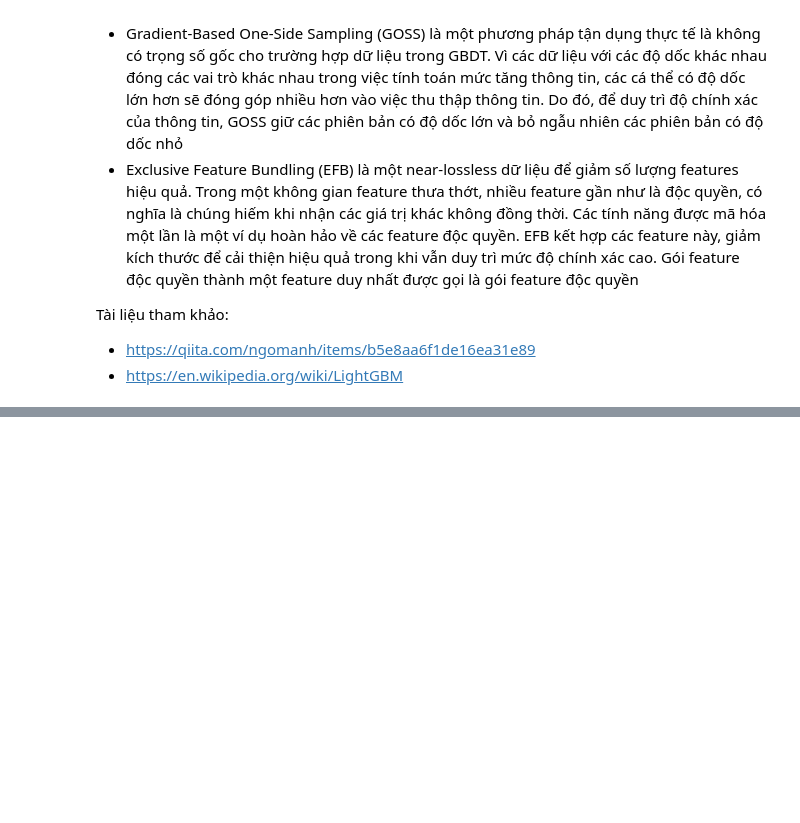
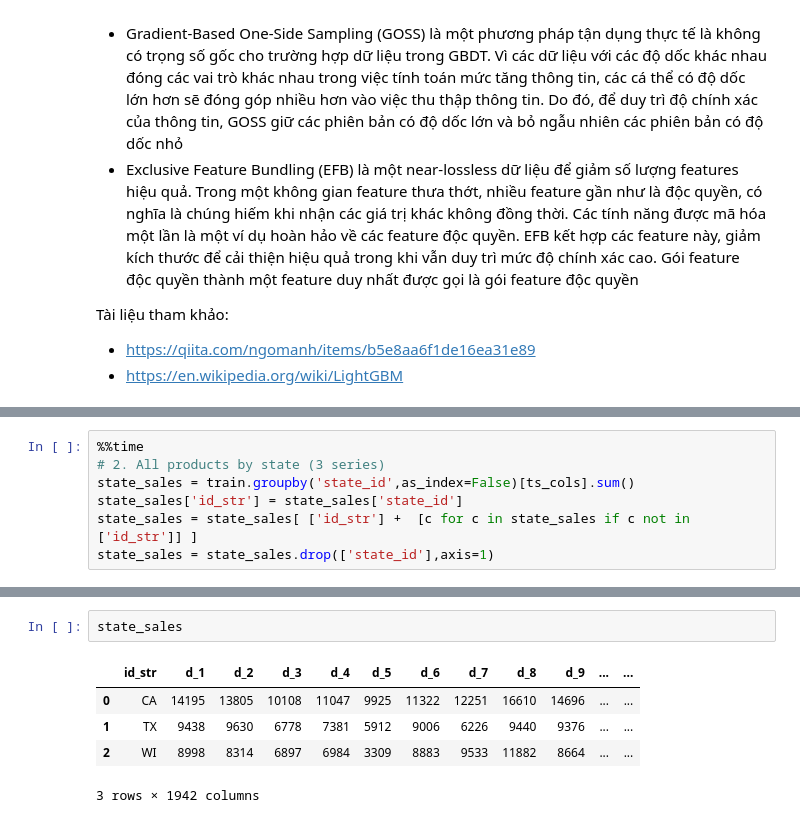
Before and after one commit to DoLienKhoa/KHDLUD, a Jupyter notebook: KHDLUD_Report.ipynb, the cells around one changed output, grey strips where cells are left out. Saved outputs shown, nothing was run; the diff lists cells and outputs as text; blank space fills up the shorter version.

```diff
--- a/KHDLUD_Report.ipynb
+++ b/KHDLUD_Report.ipynb
@@ -101,0 +483,7 @@ Tài liệu tham khảo:
+# %%
+%%time
+# 2. All products by state (3 series)
+state_sales = train.groupby('state_id',as_index=False)[ts_cols].sum()
+state_sales['id_str'] = state_sales['state_id']
+state_sales = state_sales[ ['id_str'] +  [c for c in state_sales if c not in ['id_str']] ]
+state_sales = state_sales.drop(['state_id'],axis=1)
@@ -101,0 +493,8 @@ Tài liệu tham khảo:
+# %%
+state_sales
+# %% [output]
+|  | id_str | d_1 | d_2 | d_3 | d_4 | d_5 | d_6 | d_7 | d_8 | d_9 | ... | ... |
+| 0 | CA | 14195 | 13805 | 10108 | 11047 | 9925 | 11322 | 12251 | 16610 | 14696 | ... | ... |
+| 1 | TX | 9438 | 9630 | 6778 | 7381 | 5912 | 9006 | 6226 | 9440 | 9376 | ... | ... |
+| 2 | WI | 8998 | 8314 | 6897 | 6984 | 3309 | 8883 | 9533 | 11882 | 8664 | ... | ... |
+3 rows × 1942 columns
```
Also changed, not shown: parts of 64 cells of this notebook.
